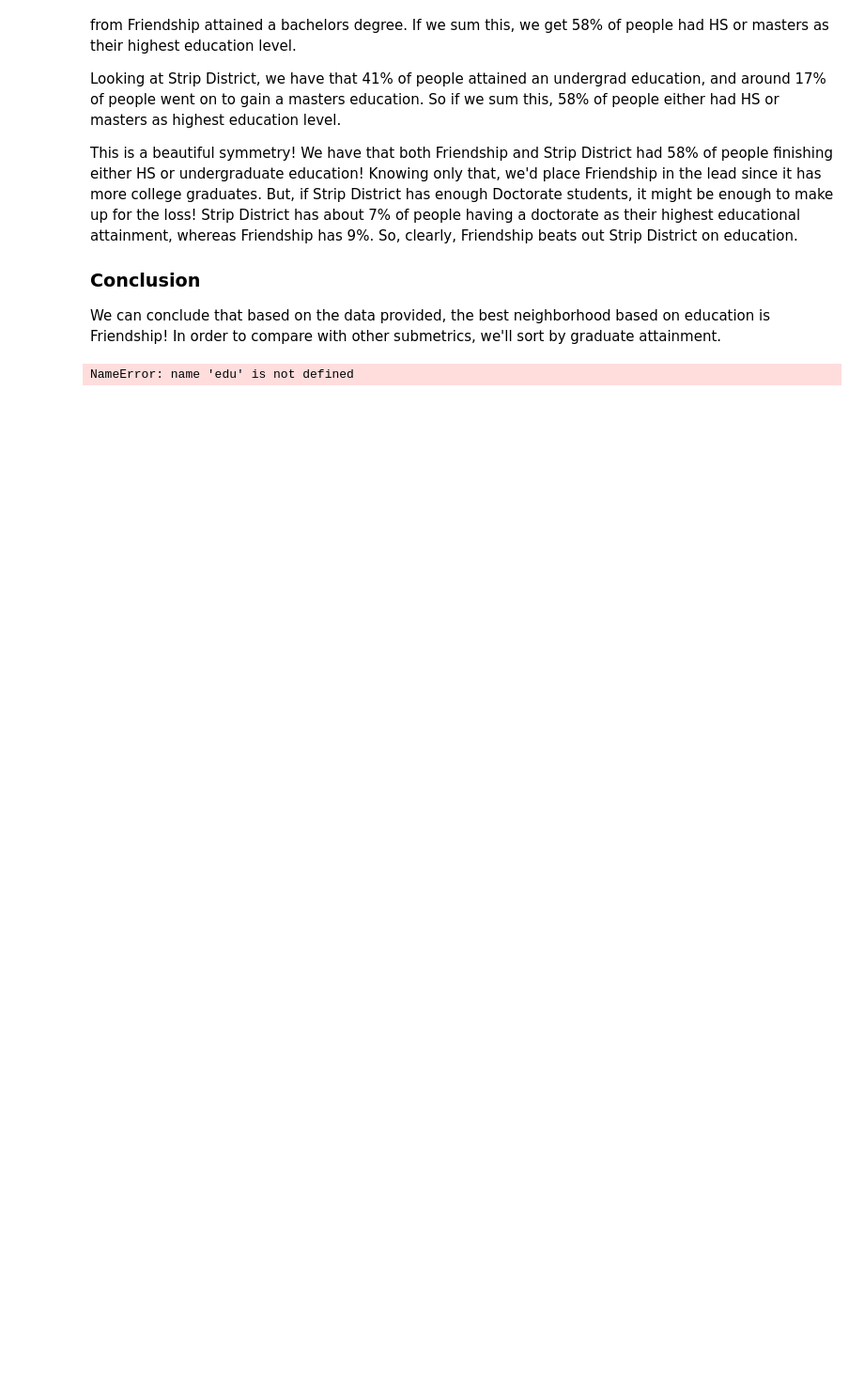
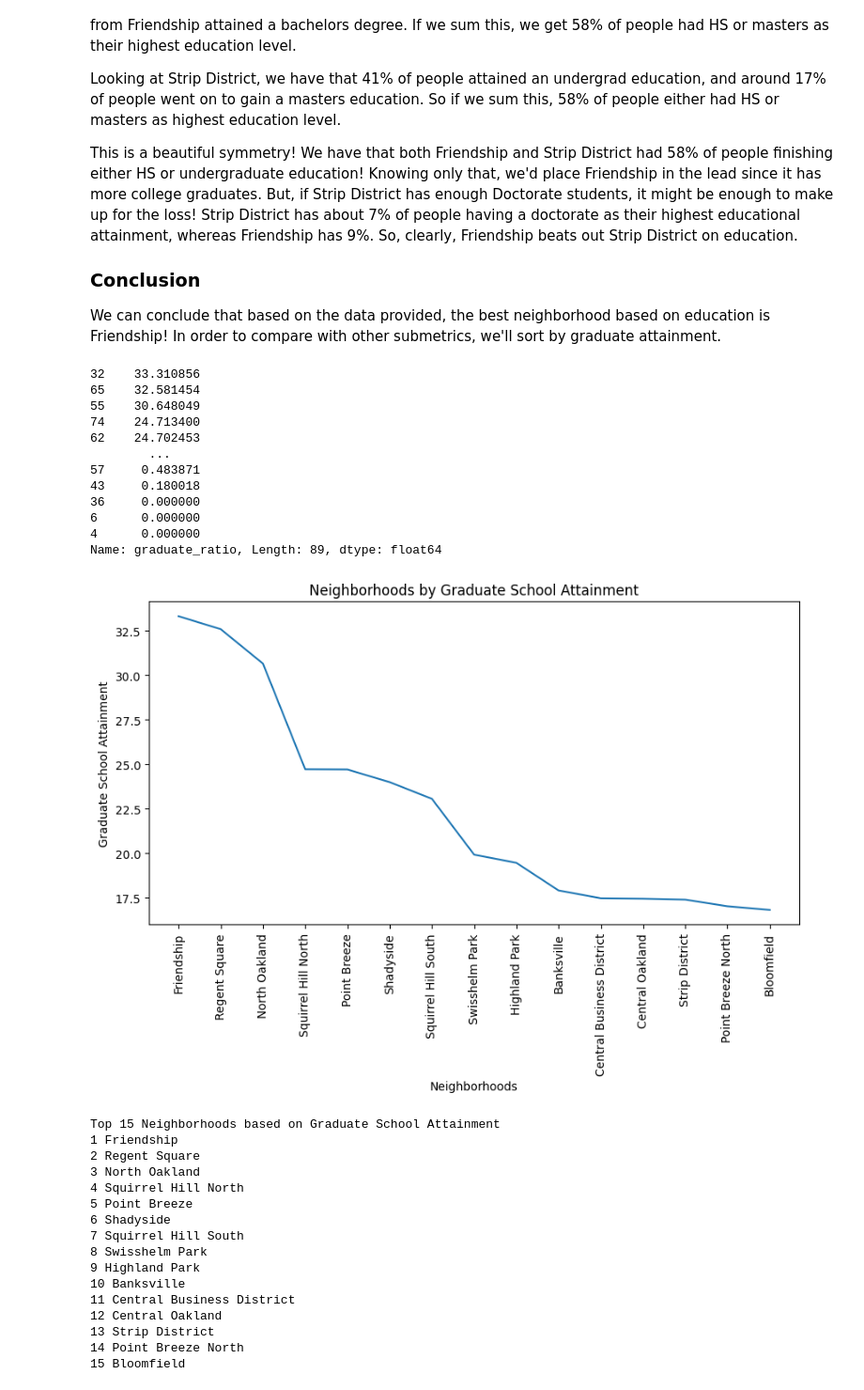
Before and after one commit to CMPINF-0010/Final-Project, a Jupyter notebook: notebooks/education_analysis.ipynb, the cells around one changed output. Shown: that part at 94% size. Cells and saved outputs as stored; diff of their text form; code cells hidden in the pictures; blank space fills up the shorter version.

```diff
--- a/notebooks/education_analysis.ipynb
+++ b/notebooks/education_analysis.ipynb
@@ -91,12 +150,54 @@ We can conclude that based on the data provided, the best neighborhood based on
 # %%
 sorted_edu = edu.sort_values(by="graduate_ratio", ascending=False)
 print(sorted_edu["graduate_ratio"])
+ratio_sorted = sorted_edu["graduate_ratio"].to_list()
 nbh_by_graduate = sorted_edu["Neighborhood"]
 nbh_by_graduate = nbh_by_graduate.to_list()
+
+top_15_neighborhoods = nbh_by_graduate[:15]
+
+top_15_ratios = ratio_sorted[:15]
+
+plt.figure(figsize=(10, 5))
+plt.plot(top_15_neighborhoods, top_15_ratios)
+plt.xlabel('Neighborhoods')
+plt.ylabel('Graduate School Attainment')
+plt.title('Neighborhoods by Graduate School Attainment')
+plt.xticks(rotation='vertical')
+plt.show()
+
 
 print()
 print("Top 15 Neighborhoods based on Graduate School Attainment")
 for i in range(15):
     print(str(i + 1) + " " + nbh_by_graduate[i])
 # %% [output]
-NameError: name 'edu' is not defined
+32    33.310856
+65    32.581454
+55    30.648049
+74    24.713400
+62    24.702453
+        ...
+57     0.483871
+43     0.180018
+36     0.000000
+6      0.000000
+4      0.000000
+Name: graduate_ratio, Length: 89, dtype: float64
+[figure, added]
+Top 15 Neighborhoods based on Graduate School Attainment
+1 Friendship
+2 Regent Square
+3 North Oakland
+4 Squirrel Hill North
+5 Point Breeze
+6 Shadyside
+7 Squirrel Hill South
+8 Swisshelm Park
+9 Highland Park
+10 Banksville
+11 Central Business District
+12 Central Oakland
+13 Strip District
+14 Point Breeze North
+15 Bloomfield
```
Also changed, not shown: parts of 5 cells of this notebook.
